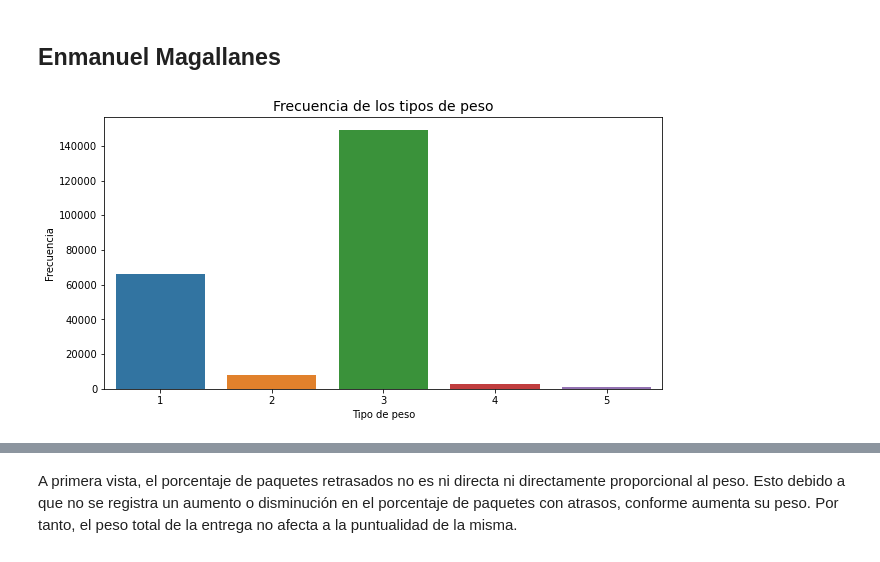
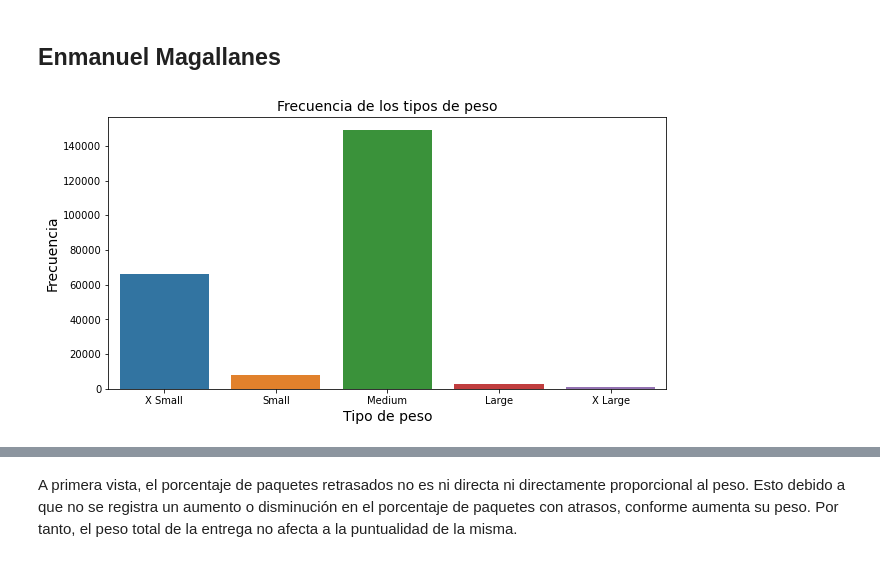
Before and after one commit to enmanuel-mag/ICD-Proyect, a Jupyter notebook: Proyect/notebooks/icd.ipynb, the cells around one changed output, grey strips where cells are left out. Cells and saved outputs as stored; diff of their text form; code cells hidden in the pictures.

```diff
--- a/Proyect/notebooks/icd.ipynb
+++ b/Proyect/notebooks/icd.ipynb
@@ -41,23 +41,27 @@ memory usage: 37.0+ MB
 # %% [markdown]
 ## Enmanuel Magallanes
 # %%
-def set_labels(title=None, x_label=None, y_label=None, fontsize=14):
+def set_labels(title=None, x_label=None, y_label=None, fontsize=14, legend=None):
   if title is not None:
     plt.title(title, fontsize=fontsize)
   if x_label is not None:
     plt.xlabel(x_label, fontsize=fontsize)
   if y_label is not None:
     plt.ylabel(y_label, fontsize=fontsize)
+  if legend is not None:
+    legend['object'].set_title('Delivery time')
+    new_labels = ['Late', 'At time']
+    for t, l in zip(legend['object'].texts, new_labels): t.set_text(l)
 
-def with_hue(plot, feature, Number_of_categories, hue_categories):
+def with_hue(plot, feature, categories, hue_categories):
   a = [p.get_height() for p in plot.patches]
   patch = [p for p in plot.patches]
-  for i in range(Number_of_categories):
-    total = a[i] + a[i+8]
+  for i in range(categories):
+    total = a[i] + a[i+categories]
     for j in range(hue_categories):
-      percentage = '{:.1f}%'.format(100 * a[(j*8 + i)]/total)
-      x = patch[(j*Number_of_categories + i)].get_x() + patch[(j*Number_of_categories + i)].get_width() / 2 - 0.15
-      y = patch[(j*Number_of_categories + i)].get_y() + patch[(j*Number_of_categories + i)].get_height()
+      percentage = '{:.1f}%'.format(100 * a[(j*categories + i)]/total)
+      x = patch[(j*categories + i)].get_x() + patch[(j*categories + i)].get_width() / 2 - 0.15
+      y = patch[(j*categories + i)].get_y() + patch[(j*categories + i)].get_height()
       plt.annotate(percentage, (x, y), size = 12)
   plt.show()
 # %%
@@ -81,12 +94,10 @@ df['total_weight'] = df['items'].apply(sum_total_weight)
-# %%
-# Remove outlayers using the z-score
-z_scores = stats.zscore(df['total_size'])
-abs_z_scores = np.abs(z_scores)
-filtered_entries = abs_z_scores < 3
-df = df[ filtered_entries ]
+# %%
+size_dict = { 1: 'X Small', 2: 'Small', 3: 'Medium', 4: 'Large', 5: 'X Large' }
+# %%
+df['total_size'] = df['total_size'].apply(lambda size: size_dict.get(size, 3))
 # %%
 plt.figure(figsize=(10,5))
-sns.countplot(data=df, x='total_size')
+sns.countplot(data=df, x='total_size', order=size_dict.values())
 set_labels('Frecuencia de los tipos de peso', 'Tipo de peso', 'Frecuencia')
 # %% [output]
-[figure, old version]
+[figure, new version]
```
Also changed, not shown: parts of 9 cells of this notebook.
